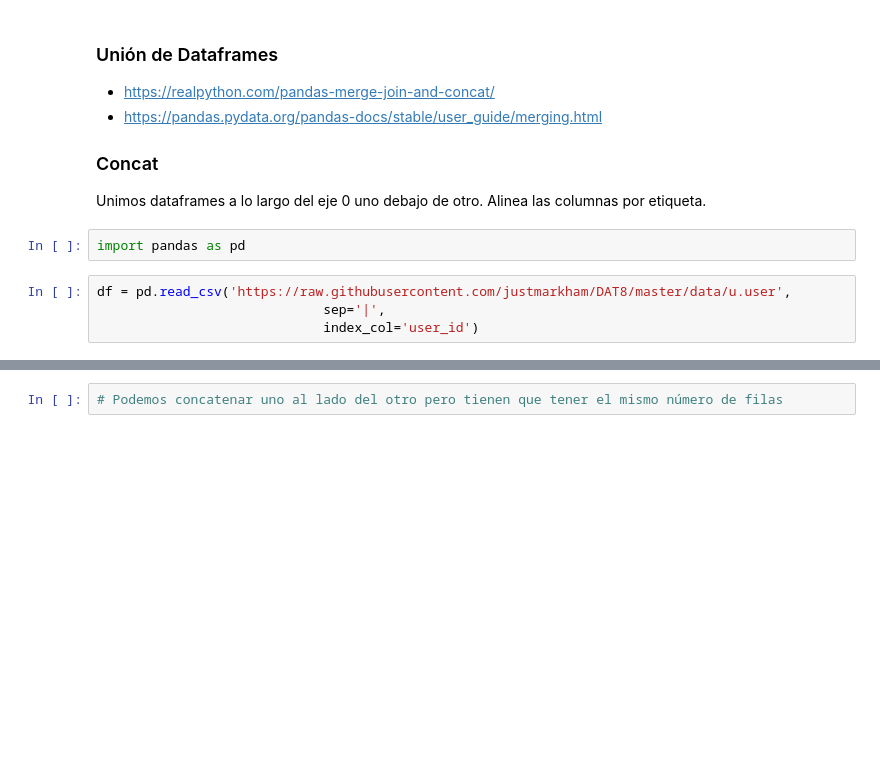
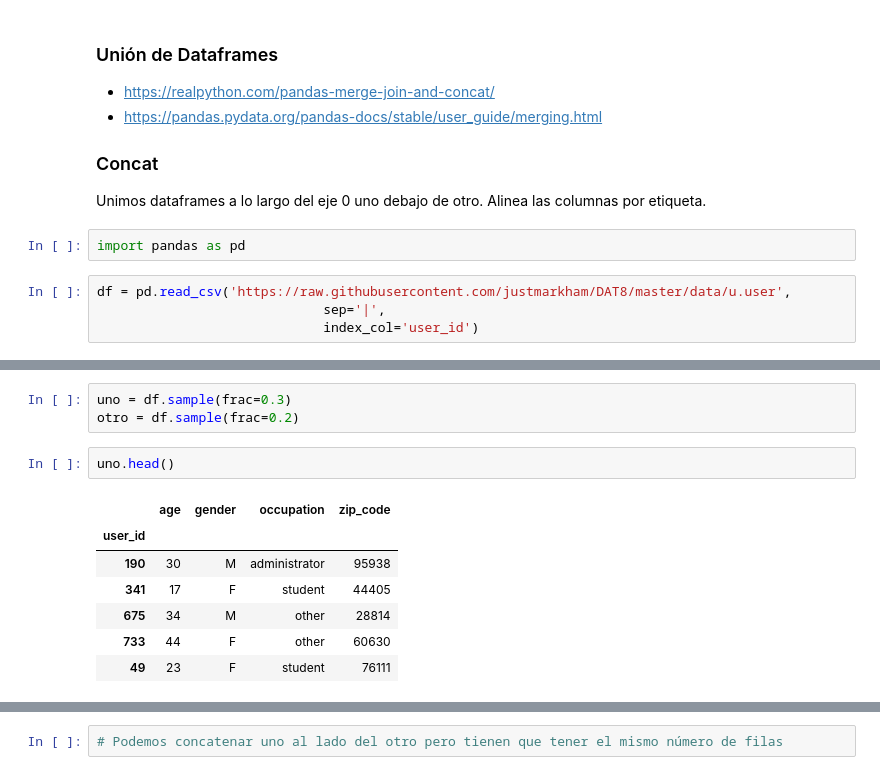
Before and after one commit to Ironhack-Data-Madrid-Octubre-2021/apuntes_clase, a Jupyter notebook: semana_02/3-pandas.ipynb, the cells around one changed output, grey strips where cells are left out. Drawn from its saved outputs; the diff is of its cells as text; blank space fills up the shorter version.

```diff
--- a/semana_02/3-pandas.ipynb
+++ b/semana_02/3-pandas.ipynb
@@ -1946,0 +1957,13 @@ df = pd.read_csv('https://raw.githubusercontent.com/justmarkham/DAT8/master/data
+# %%
+uno = df.sample(frac=0.3)
+otro = df.sample(frac=0.2)
+# %%
+uno.head()
+# %% [output]
+|  | age | gender | occupation | zip_code |
+| user_id |  |  |  |  |
+| 190 | 30 | M | administrator | 95938 |
+| 341 | 17 | F | student | 44405 |
+| 675 | 34 | M | other | 28814 |
+| 733 | 44 | F | other | 60630 |
+| 49 | 23 | F | student | 76111 |
```
Also changed, not shown: parts of 31 cells of this notebook, 1 other file.
